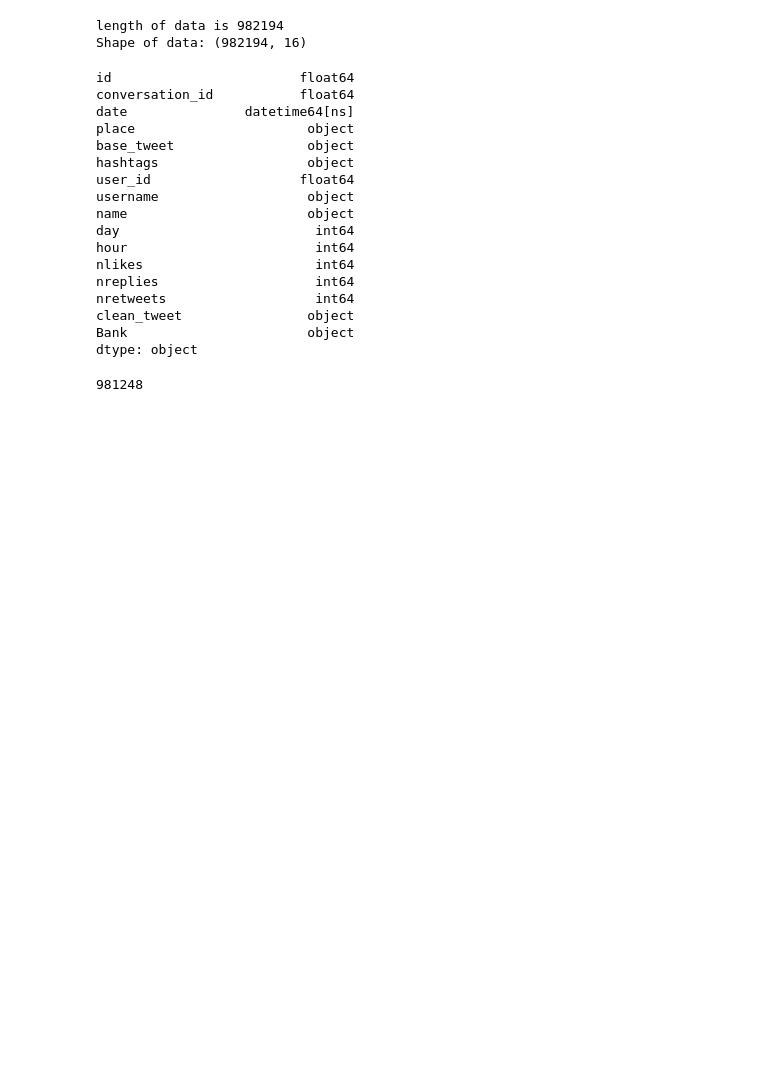
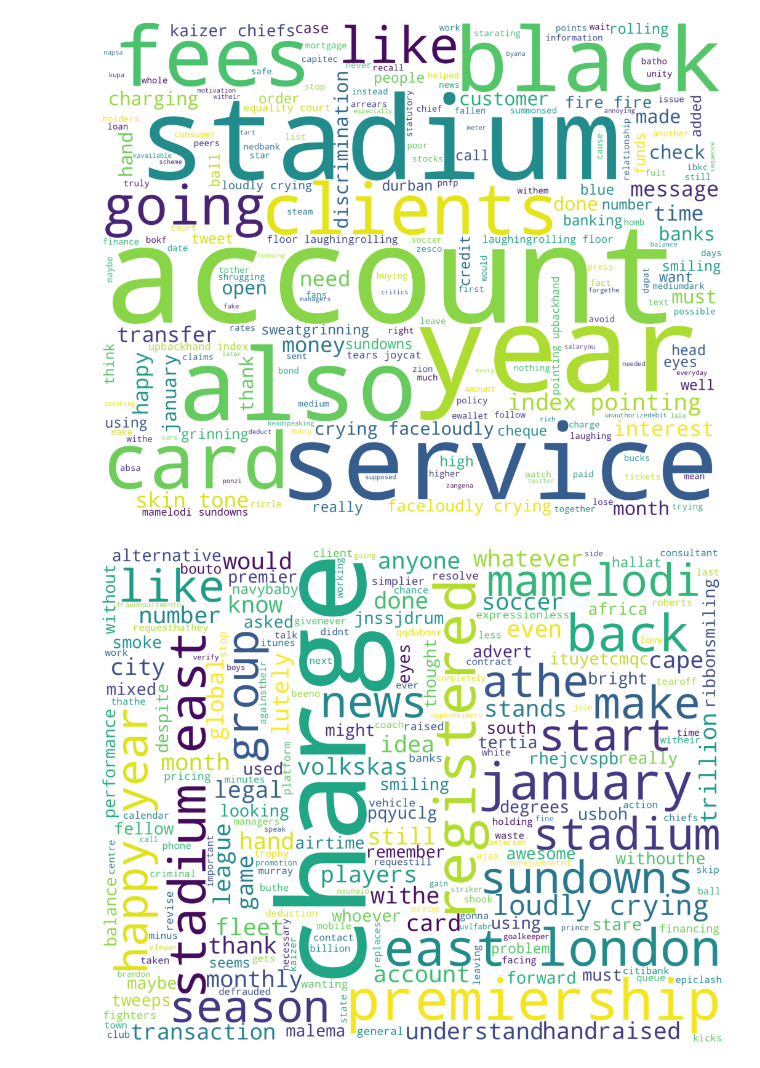
Before and after one commit to nblomerus/South-African-Bank-Sentiment-Analysis, a Jupyter notebook: explore_dataset.ipynb, the cells around one changed output. Drawn from its saved outputs; the diff is of its cells as text; code cells hidden in the pictures; blank space fills up the shorter version.

Commit message:
Automated the data mining for several years and added word clouds

```diff
--- a/explore_dataset.ipynb
+++ b/explore_dataset.ipynb
@@ -167,5 +106,0 @@ array([["STANDARD BANK JUST DONATED R 1 000 000.00 TO #R10GoesALongWay THE TOTAL
-# %%
-tweets_df = tweets_df.drop(['Unnamed: 0','created_at', 'user_id_str', 'link', 'urls', 'photos', 'video',
-       'thumbnail', 'retweet', 'quote_url', 'near', 'geo', 'source', 'user_rt_id', 'user_rt',
-       'retweet_id', 'retweet_date', 'translate', 'trans_src',
-       'trans_dest', 'year', 'language', 'search', 'cashtags', 'cleaned_tweet', 'timezone', 'reply_to'],axis = 1)
@@ -192,3 +106,0 @@ memory usage: 119.9+ MB
-# %%
-# remove rows where username is in bank_search
-tweets_df = tweets_df[ ~tweets_df["username"].str.lower().str.contains('fnb|standardbank|nedbank|absa|capitec',regex = True)]
@@ -216,5 +106,0 @@ NoneType
-# %%
-tweets_df["base_tweet"] = tweets_df["base_tweet"].astype(str)
-tweets_df["clean_tweet"] = tweets_df["clean_tweet"].astype(str)
-tweets_df["date"] = pd.to_datetime(tweets_df["date"])
-type(tweets_df.info())
@@ -240,3 +106,0 @@ NoneType
-# %%
-tweets_df["Bank"] = ""
-tweets_df["Bank"] = tweets_df[["base_tweet","Bank"]].apply(create_bank_col, axis =1 )
@@ -288,30 +107,34 @@ Index(['id', 'conversation_id', 'date', 'place', 'base_tweet', 'hashtags',
-# %%
-print('length of data is', len(tweets_df))
-print(f'Shape of data: {tweets_df.shape}')
-# %% [output]
-length of data is 982194
-Shape of data: (982194, 16)
-# %%
-tweets_df.dtypes
-# %% [output]
-id                        float64
-conversation_id           float64
-date               datetime64[ns]
-place                      object
-base_tweet                 object
-hashtags                   object
-user_id                   float64
-username                   object
-name                       object
-day                         int64
-hour                        int64
-nlikes                      int64
-nreplies                    int64
-nretweets                   int64
-clean_tweet                object
-Bank                       object
-dtype: object
-# %%
-np.sum(tweets_df.isnull().any(axis=1))
-# %% [output]
-981248
+# %%
+
+
+# word cloud for each bank using the clean tweets
+for bank in tweets_df['Bank'].unique():
+    bank_df = tweets_df[tweets_df['Bank'] == bank]
+    words = ' '.join(bank_df['Tweet_clean'])
+    words = re.sub(rf'{bank}', '', words)
+    cleaned_word = " ".join([word for word in words.split()
+                            if 'http' not in word
+                                and not word.startswith('@')
+                                and not word.startswith('#')
+                                and word != 'co'
+                                and word != 'RT'
+                                and word != 'standard bank'
+                                and word != 'standard'
+                                and word != 'bank'
+                                and word != 'face'
+                                # and not any word less than 3 characters
+                                and len(word) > 3
+                            ])
+    wordcloud = WordCloud(
+                          stopwords=stop_words,
+                          background_color='white',
+                          width=2500,
+                          height=2000
+                         ).generate(cleaned_word)
+    plt.figure(1,figsize=(13, 13))
+    plt.imshow(wordcloud)
+    plt.axis('off')
+    plt.show()
+# %% [output]
+[figure, added]
+[figure, added]
```
Also changed, not shown: parts of 29 cells of this notebook, 3 other files.
